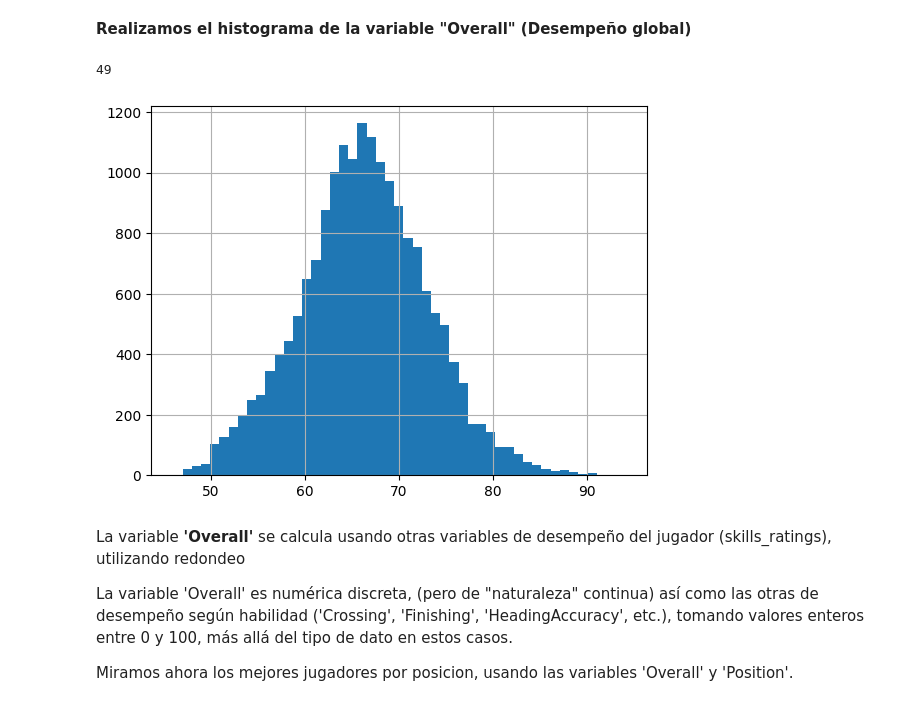
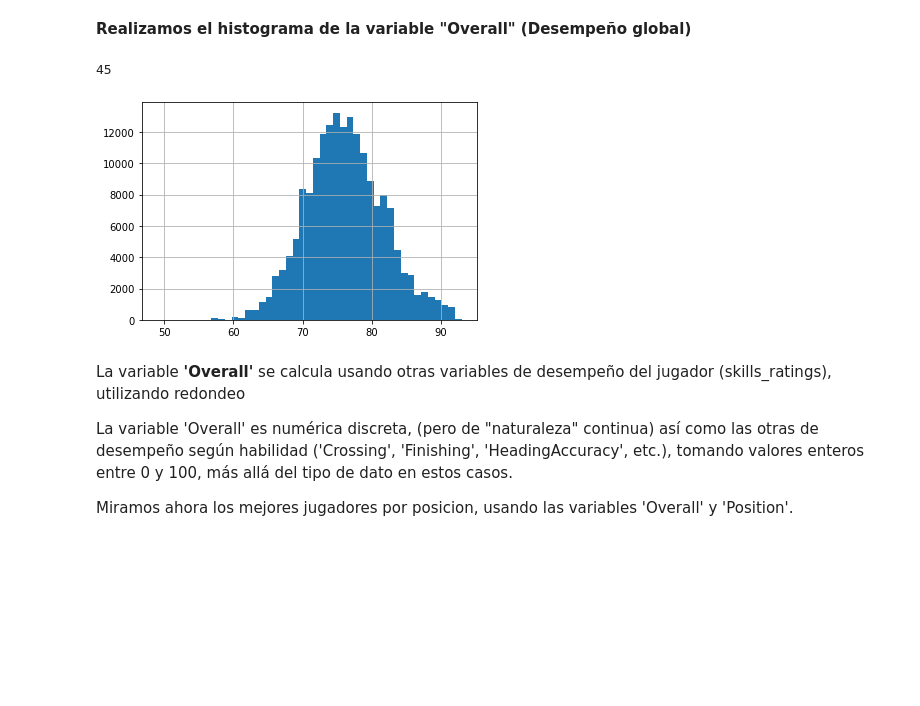
Before and after one commit to TMTrincheri/ANS_G3, a Jupyter notebook: ntb_clustering_1_fifa2023.ipynb, the cells around one changed output. Cells and saved outputs as stored; diff of their text form; code cells hidden in the pictures; blank space fills up the shorter version.

```diff
--- a/ntb_clustering_1_fifa2023.ipynb
+++ b/ntb_clustering_1_fifa2023.ipynb
@@ -41,4 +41,4 @@ url='https://raw.githubusercontent.com/DiploDatos/AprendizajeNOSupervisado/maste
 # %%
-df=pd.read_csv(url)
-df.head(10)
+df = pd.read_csv('female_players.csv')
+df.head(5)
 # %% [output]
@@ -159,12 +146,12 @@ Name: Overall, Length: 18207, dtype: int64
 # %% [markdown]
 **Realizamos el histograma de la variable "Overall" (Desempeño global)**
 # %%
-nbins=1*(df.Overall.max()-df.Overall.min())+1
-df['Overall'].hist(bins = nbins)
+nbins=1*(df.overall.max()-df.overall.min())+1
+df['overall'].hist(bins = nbins)
 print(nbins)
 # %% [output]
-49
+45
-[figure, old version]
+[figure, new version]
 # %% [markdown]
 La variable **'Overall'** se calcula usando otras variables de desempeño del jugador (skills_ratings), utilizando redondeo
 
```
Also changed, not shown: parts of 29 cells of this notebook, 1 other file.
